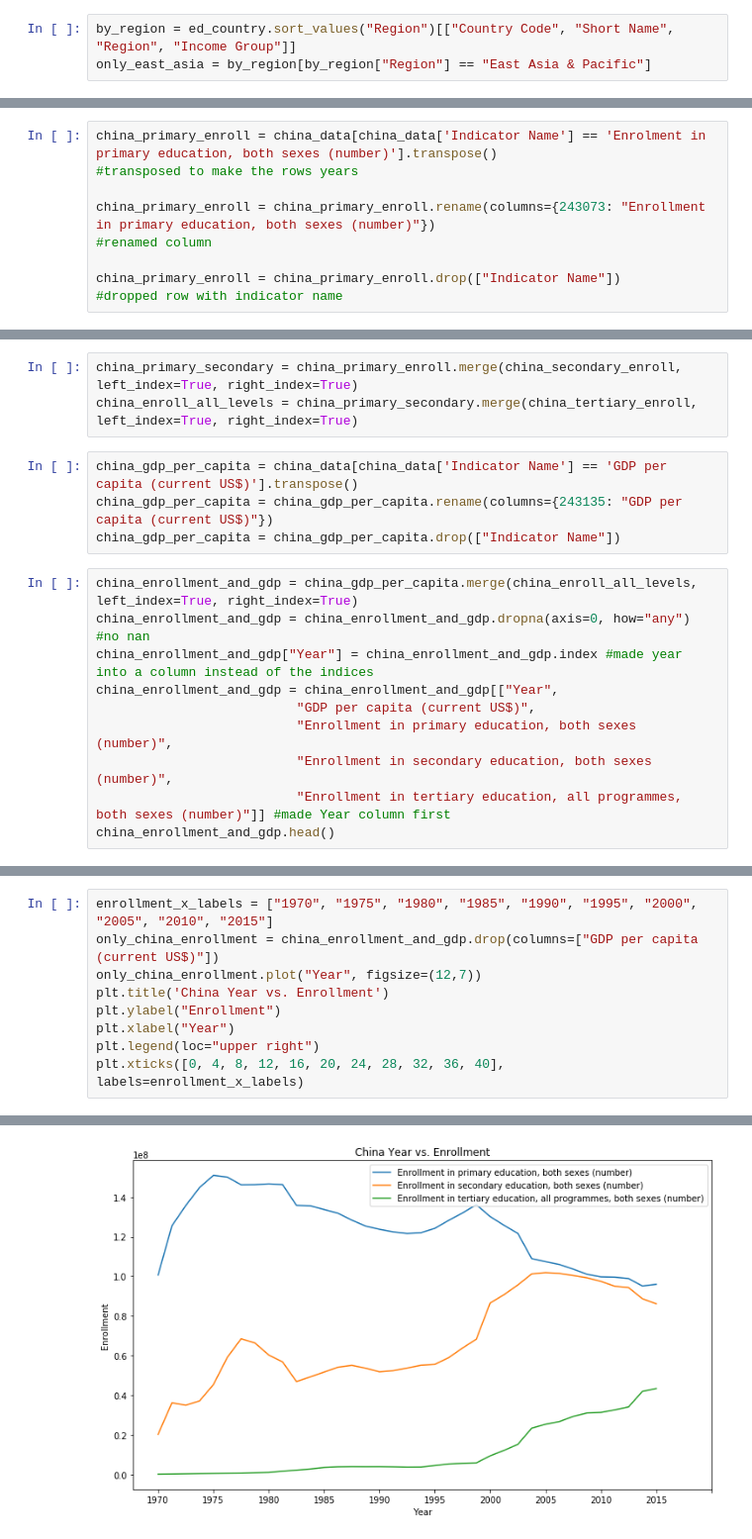
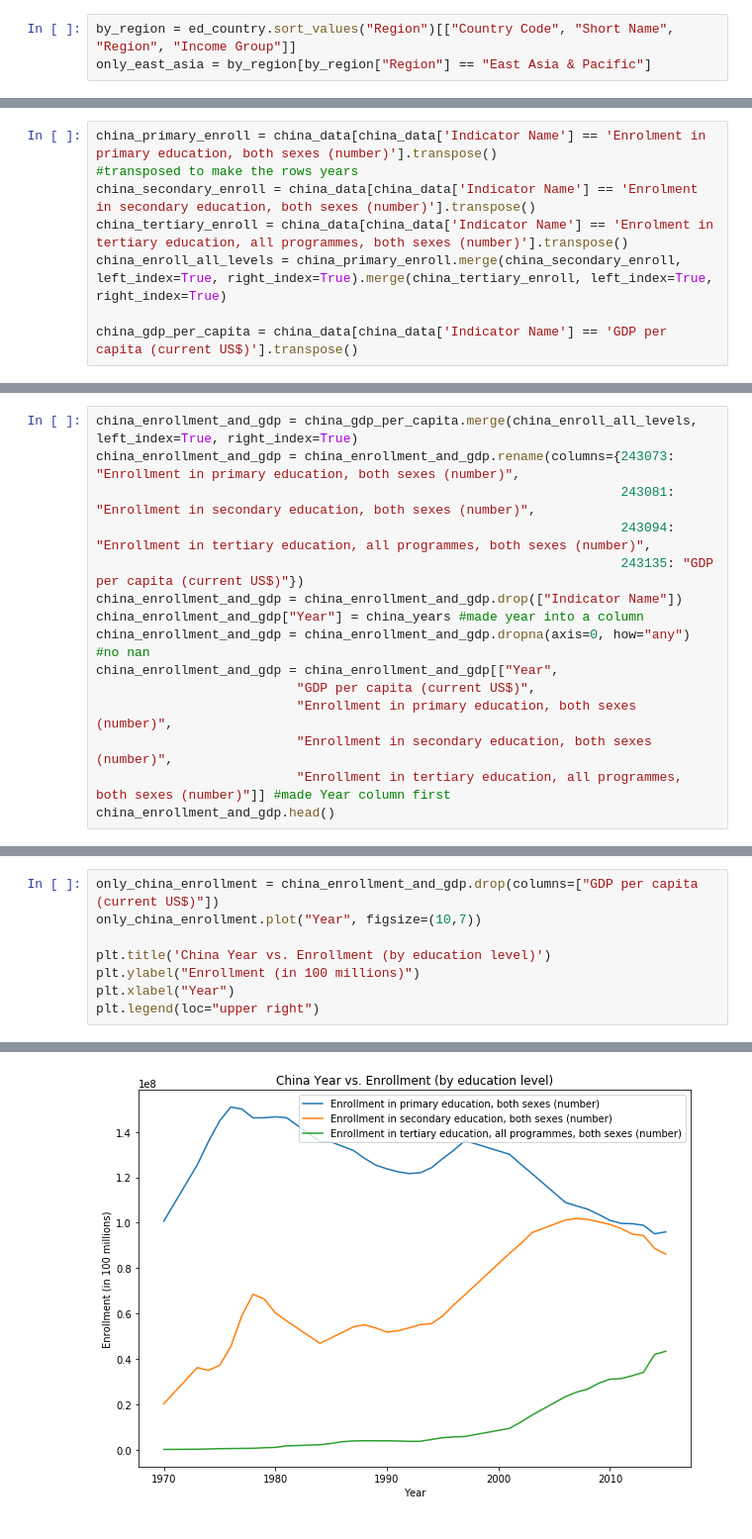
Before and after one commit to anika-rawat/dss2019, a Jupyter notebook: dss sp19/dss_sp19_education.ipynb, the cells around one changed output, grey strips where cells are left out. Shown at 99% size. Saved outputs shown, nothing was run; the diff lists cells and outputs as text.

Commit message:
updated China visualizations

```diff
--- a/dss sp19/dss_sp19_education.ipynb
+++ b/dss sp19/dss_sp19_education.ipynb
@@ -56,9 +102,8 @@ china_data = china_data.drop(columns=["Row Count"]) #dropped row count column
 # %%
 china_primary_enroll = china_data[china_data['Indicator Name'] == 'Enrolment in primary education, both sexes (number)'].transpose()
 #transposed to make the rows years
+china_secondary_enroll = china_data[china_data['Indicator Name'] == 'Enrolment in secondary education, both sexes (number)'].transpose()
+china_tertiary_enroll = china_data[china_data['Indicator Name'] == 'Enrolment in tertiary education, all programmes, both sexes (number)'].transpose()
+china_enroll_all_levels = china_primary_enroll.merge(china_secondary_enroll, left_index=True, right_index=True).merge(china_tertiary_enroll, left_index=True, right_index=True)
 
-china_primary_enroll = china_primary_enroll.rename(columns={243073: "Enrollment in primary education, both sexes (number)"})
-#renamed column
-
-china_primary_enroll = china_primary_enroll.drop(["Indicator Name"])
-#dropped row with indicator name
+china_gdp_per_capita = china_data[china_data['Indicator Name'] == 'GDP per capita (current US$)'].transpose()
@@ -73,14 +110,12 @@ china_tertiary_enroll = china_tertiary_enroll.drop(["Indicator Name"])
-# %%
-china_primary_secondary = china_primary_enroll.merge(china_secondary_enroll, left_index=True, right_index=True)
-china_enroll_all_levels = china_primary_secondary.merge(china_tertiary_enroll, left_index=True, right_index=True)
-# %%
-china_gdp_per_capita = china_data[china_data['Indicator Name'] == 'GDP per capita (current US$)'].transpose()
-china_gdp_per_capita = china_gdp_per_capita.rename(columns={243135: "GDP per capita (current US$)"})
-china_gdp_per_capita = china_gdp_per_capita.drop(["Indicator Name"])
 # %%
 china_enrollment_and_gdp = china_gdp_per_capita.merge(china_enroll_all_levels, left_index=True, right_index=True)
+china_enrollment_and_gdp = china_enrollment_and_gdp.rename(columns={243073: "Enrollment in primary education, both sexes (number)",
+                                                                    243081: "Enrollment in secondary education, both sexes (number)",
+                                                                    243094: "Enrollment in tertiary education, all programmes, both sexes (number)",
+                                                                    243135: "GDP per capita (current US$)"})
+china_enrollment_and_gdp = china_enrollment_and_gdp.drop(["Indicator Name"])
+china_enrollment_and_gdp["Year"] = china_years #made year into a column
 china_enrollment_and_gdp = china_enrollment_and_gdp.dropna(axis=0, how="any") #no nan
-china_enrollment_and_gdp["Year"] = china_enrollment_and_gdp.index #made year into a column instead of the indices
 china_enrollment_and_gdp = china_enrollment_and_gdp[["Year",
                           "GDP per capita (current US$)",
                           "Enrollment in primary education, both sexes (number)",
@@ -97,10 +153,9 @@ china_enrollment_and_gdp.head()
 # %%
-enrollment_x_labels = ["1970", "1975", "1980", "1985", "1990", "1995", "2000", "2005", "2010", "2015"]
 only_china_enrollment = china_enrollment_and_gdp.drop(columns=["GDP per capita (current US$)"])
-only_china_enrollment.plot("Year", figsize=(12,7))
-plt.title('China Year vs. Enrollment')
-plt.ylabel("Enrollment")
+only_china_enrollment.plot("Year", figsize=(10,7))
+
+plt.title('China Year vs. Enrollment (by education level)')
+plt.ylabel("Enrollment (in 100 millions)")
 plt.xlabel("Year")
 plt.legend(loc="upper right")
-plt.xticks([0, 4, 8, 12, 16, 20, 24, 28, 32, 36, 40], labels=enrollment_x_labels)
 # %% [output]
@@ -119 +163 @@ plt.xticks([0, 4, 8, 12, 16, 20, 24, 28, 32, 36, 40], labels=enrollment_x_labels
-[figure, old version]
+[figure, new version]
```
Also changed, not shown: parts of 15 cells of this notebook.
